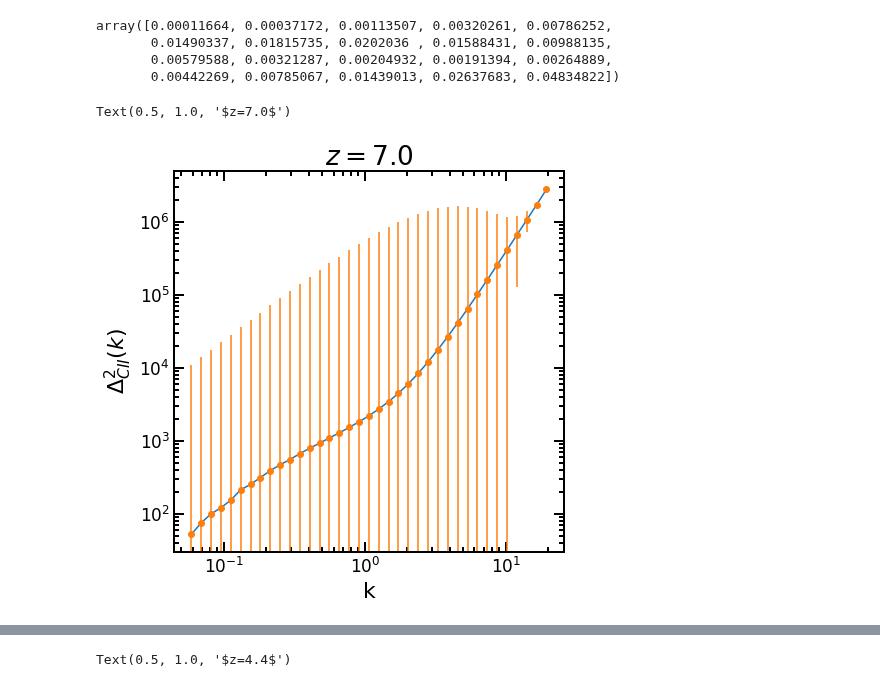
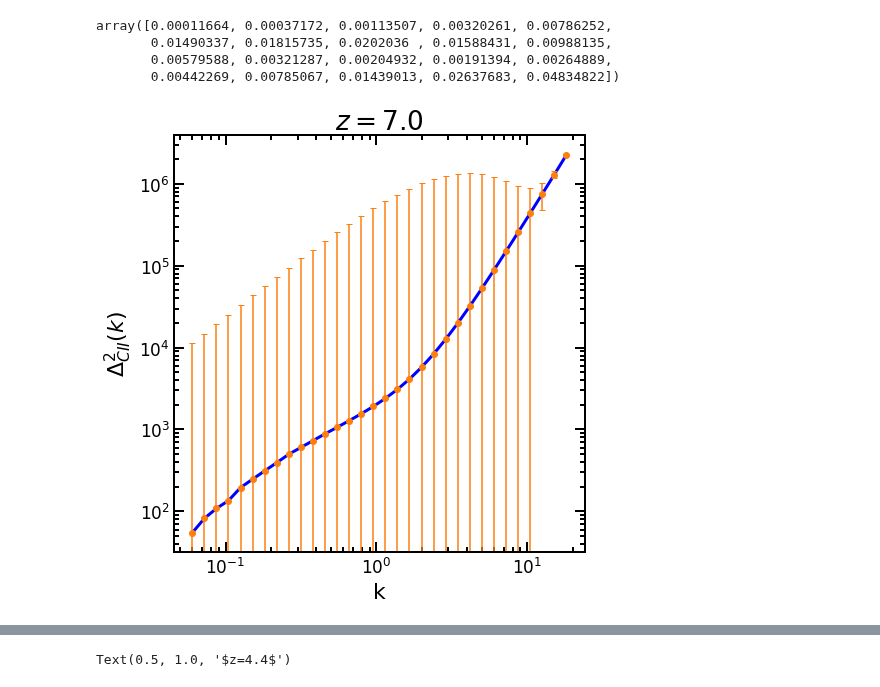
Before and after one commit to Anirbancosmo/Limpy, a Jupyter notebook: notebook/theory.ipynb, the cells around one changed output, grey strips where cells are left out. Saved outputs shown, nothing was run; the diff lists cells and outputs as text; code cells hidden in the pictures.

```diff
--- a/notebook/theory.ipynb
+++ b/notebook/theory.ipynb
@@ -304,35 +304,36 @@ def delta_pk_line(k,z, delta_lnk, A_s, B_nu, nu='220',  line_name='CII'):
 def k_binning(kmin, kmax, ln_deltak):
     bins=(np.log10(kmax)-np.log10(kmin))/ln_deltak
     kk=np.zeros(int(bins))
     delta=np.zeros(int(bins))
     for j in range(int(bins)):
         kk[j]=(kmin*10**(ln_deltak*(j)))
 
     delta_k=np.diff(kk)
 
     k_center=(kk[:-1]+delta_k)/2
     return k_center, delta_k
 
-k_center, delta_k=k_binning(1e-1, 5e1, ln_deltak=0.07)
+k_center, delta_k=k_binning(1e-1, 5e1, ln_deltak=0.08)
 
 
 snr=SNR_line(k_center,7, delta_lnk=delta_k, A_s=16, B_nu=20, line_name='CII')
 
 delta_pk=delta_pk_line(k_center,7, delta_lnk=delta_k, A_s=16, B_nu=20, line_name='CII')
 
 delta_dk=k_center**3*delta_pk/(2*np.pi**2)
 
 dktotal_cii=lt.Pk_line(k_center,zline,line_name=line_name,label='total',pk_unit='intensity')
 pktotal_cii=dktotal_cii*2*np.pi**2/k_center**3
 
 
-plt.plot(k_center, dktotal_cii)
-plt.errorbar(k_center, dktotal_cii, yerr=delta_dk, fmt='o' )
+plt.plot(k_center, dktotal_cii, 'blue',lw=3)
+plt.errorbar(k_center, dktotal_cii, yerr=delta_dk, color='C1', fmt='o', capsize=3)
+plt.tight_layout()
 plt.yscale('log')
 plt.xscale('log')
 plt.xlabel("k")
 plt.ylabel(r"$\Delta_{CII}^2(k)$")
 plt.title(r"$z=7.0$")
+plt.savefig("CII_error.png")
 # %% [output]
-Text(0.5, 1.0, '$z=7.0$')
-[figure, old version]
+[figure, new version]
```
Also changed, not shown: parts of 2 cells of this notebook, 1 other file.
